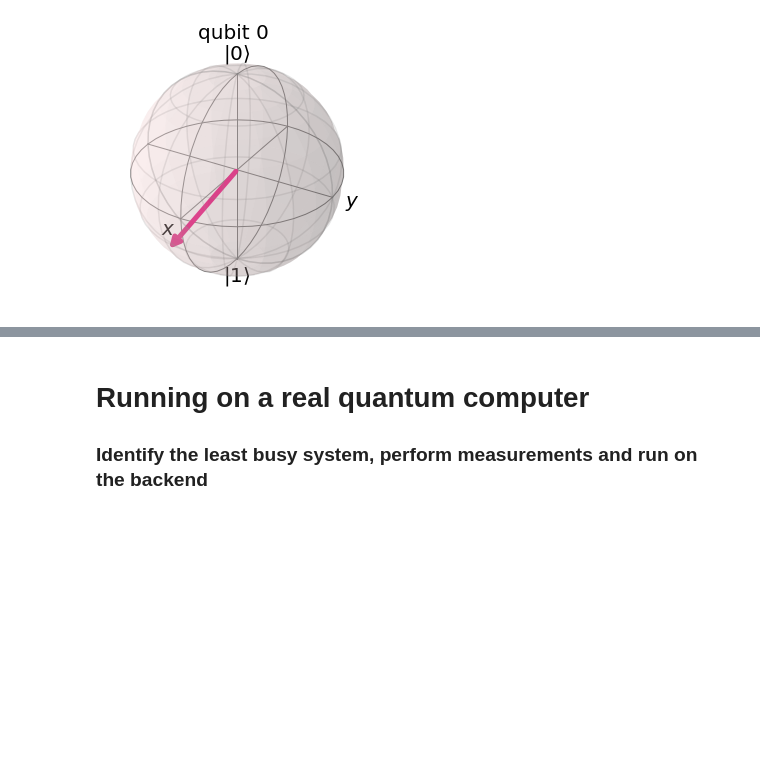
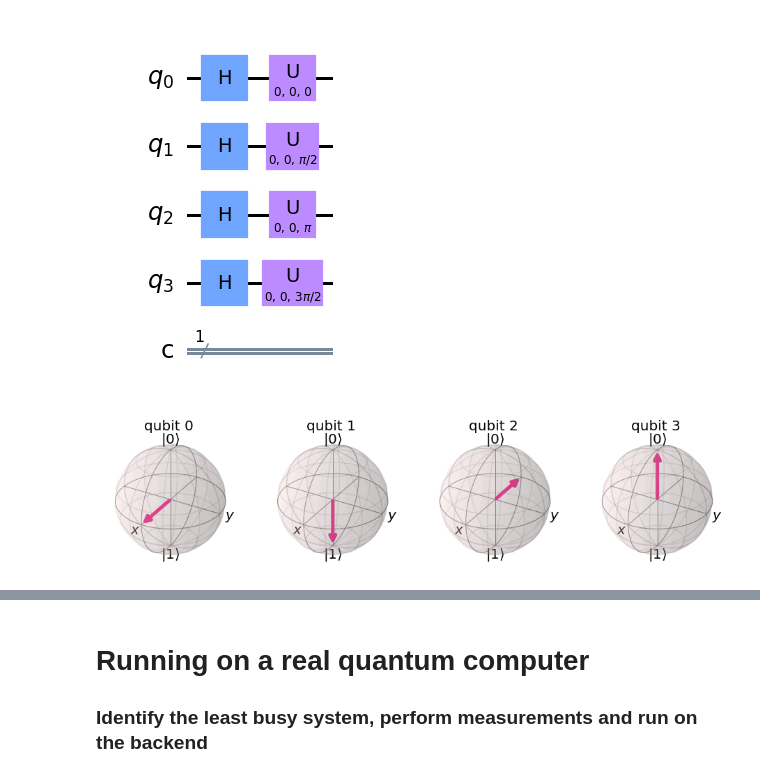
Before and after one commit to wmazin/Interactive-Quantum-Fractal-Art, a Jupyter notebook: QuantumFractals1qubit.ipynb, the cells around one changed output, grey strips where cells are left out. Cells and saved outputs as stored; diff of their text form; code cells hidden in the pictures; blank space fills up the shorter version.

```diff
--- a/QuantumFractals1qubit.ipynb
+++ b/QuantumFractals1qubit.ipynb
@@ -17,8 +17,13 @@ provider = IBMQ.load_account()
 # %%
 # Start with an one qubit quantum circuit yielding a nice fractal. Change the circuit as you like.
-circuit = QuantumCircuit(1,1)
+circuit = QuantumCircuit(4,1)
 circuit.h(0)
-circuit.u(pi/4, -pi/3, pi/8, 0)
-editor = CircuitComposer(circuit=circuit)
-editor
+circuit.h(1)
+circuit.h(2)
+circuit.h(3)
+circuit.u(0, 0, 0, 0)
+circuit.u(pi/2, 0, 0, 1)
+circuit.u(pi, 0, 0, 2)
+circuit.u(3*pi/2, 0, 0, 3)
+display(circuit.draw(output="mpl", scale=1.5))
 # %% [output]
@@ -26,6 +44,19 @@ CircuitComposer(circuit=<qiskit.circuit.quantumcircuit.QuantumCircuit object at
+# %%
+circuit3 = QuantumCircuit(4,1)
+circuit3.h(0)
+circuit3.h(1)
+circuit3.h(2)
+circuit3.h(3)
+circuit3.u(0, 0, 0, 0)
+circuit3.u(0, 0, pi/2, 1)
+circuit3.u(0, 0, pi, 2)
+circuit3.u(0, 0, 3*pi/2, 3)
+display(circuit3.draw(output="mpl", scale=1.5))
+# %% [output]
+[figure, added]
 # %%
-# View the circiut quantum state on the Bloch sphere
-qc1 = editor.circuit
+# View the circiut quantum state on the Bloch sphere  for theta
+qc1 = circuit
 plot_bloch_multivector(qc1)
 # %% [output]
-[figure, old version]
+[figure, new version]
```
Also changed, not shown: parts of 9 cells of this notebook.
